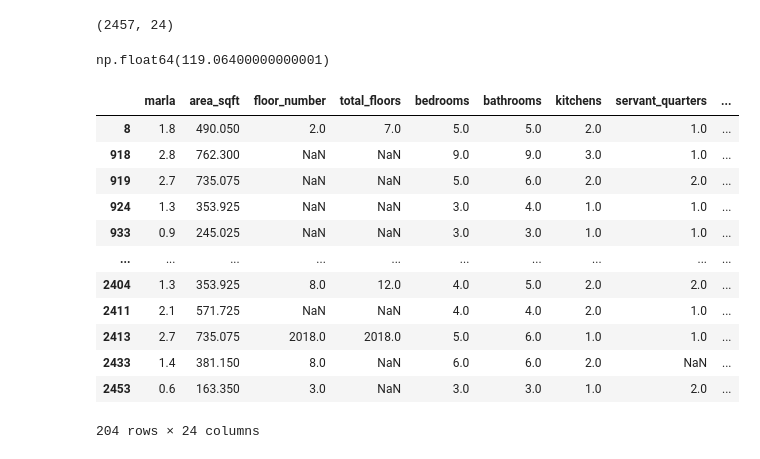
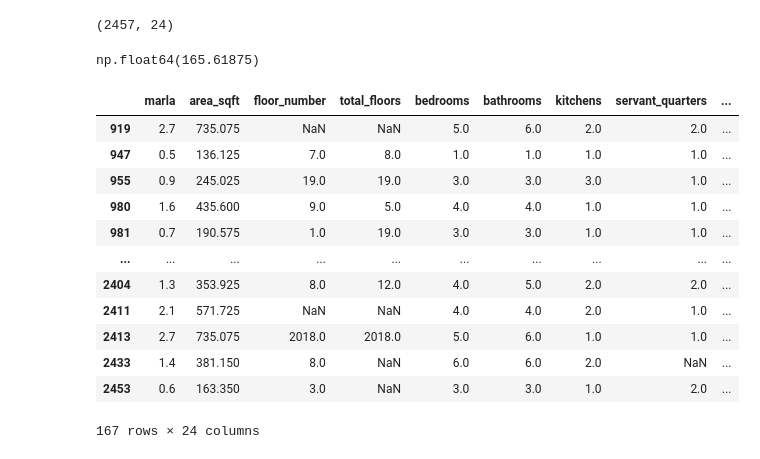
Before and after one commit to zeeshanAhmed2798/real-estate-ml-project, a Jupyter notebook: Data Cleaning/flats_outlier_treatment.ipynb, the cells around one changed output. Saved outputs shown, nothing was run; the diff lists cells and outputs as text; code cells hidden in the pictures.

```diff
--- a/Data Cleaning/flats_outlier_treatment.ipynb
+++ b/Data Cleaning/flats_outlier_treatment.ipynb
@@ -488,23 +488,23 @@ df.shape
 (2457, 24)
 # %%
 x = df[df["price_per_sqft"] <= 20000]
-(x["area_sqft"] / x["bedrooms"]).quantile(0.02)
+(x["area_sqft"] / x["bedrooms"]).quantile(0.05)
 # %% [output]
-np.float64(119.06400000000001)
+np.float64(165.61875)
 # %%
-df[(df["area_sqft"] / df["bedrooms"]) < 183]
+df[(df["area_sqft"] / df["bedrooms"]) < 165]
 # %% [output]
 |  | marla | area_sqft | floor_number | total_floors | bedrooms | bathrooms | kitchens | servant_quarters | ... |
-| 8 | 1.8 | 490.050 | 2.0 | 7.0 | 5.0 | 5.0 | 2.0 | 1.0 | ... |
-| 918 | 2.8 | 762.300 | NaN | NaN | 9.0 | 9.0 | 3.0 | 1.0 | ... |
 | 919 | 2.7 | 735.075 | NaN | NaN | 5.0 | 6.0 | 2.0 | 2.0 | ... |
-| 924 | 1.3 | 353.925 | NaN | NaN | 3.0 | 4.0 | 1.0 | 1.0 | ... |
-| 933 | 0.9 | 245.025 | NaN | NaN | 3.0 | 3.0 | 1.0 | 1.0 | ... |
+| 947 | 0.5 | 136.125 | 7.0 | 8.0 | 1.0 | 1.0 | 1.0 | 1.0 | ... |
+| 955 | 0.9 | 245.025 | 19.0 | 19.0 | 3.0 | 3.0 | 3.0 | 1.0 | ... |
+| 980 | 1.6 | 435.600 | 9.0 | 5.0 | 4.0 | 4.0 | 1.0 | 1.0 | ... |
+| 981 | 0.7 | 190.575 | 1.0 | 19.0 | 3.0 | 3.0 | 1.0 | 1.0 | ... |
 | ... | ... | ... | ... | ... | ... | ... | ... | ... | ... |
 | 2404 | 1.3 | 353.925 | 8.0 | 12.0 | 4.0 | 5.0 | 2.0 | 2.0 | ... |
 | 2411 | 2.1 | 571.725 | NaN | NaN | 4.0 | 4.0 | 2.0 | 1.0 | ... |
 | 2413 | 2.7 | 735.075 | 2018.0 | 2018.0 | 5.0 | 6.0 | 1.0 | 1.0 | ... |
 | 2433 | 1.4 | 381.150 | 8.0 | NaN | 6.0 | 6.0 | 2.0 | NaN | ... |
 | 2453 | 0.6 | 163.350 | 3.0 | NaN | 3.0 | 3.0 | 1.0 | 2.0 | ... |
-204 rows × 24 columns
+167 rows × 24 columns
 # %%
```
Also changed, not shown: parts of 8 cells of this notebook, 2 other files.
